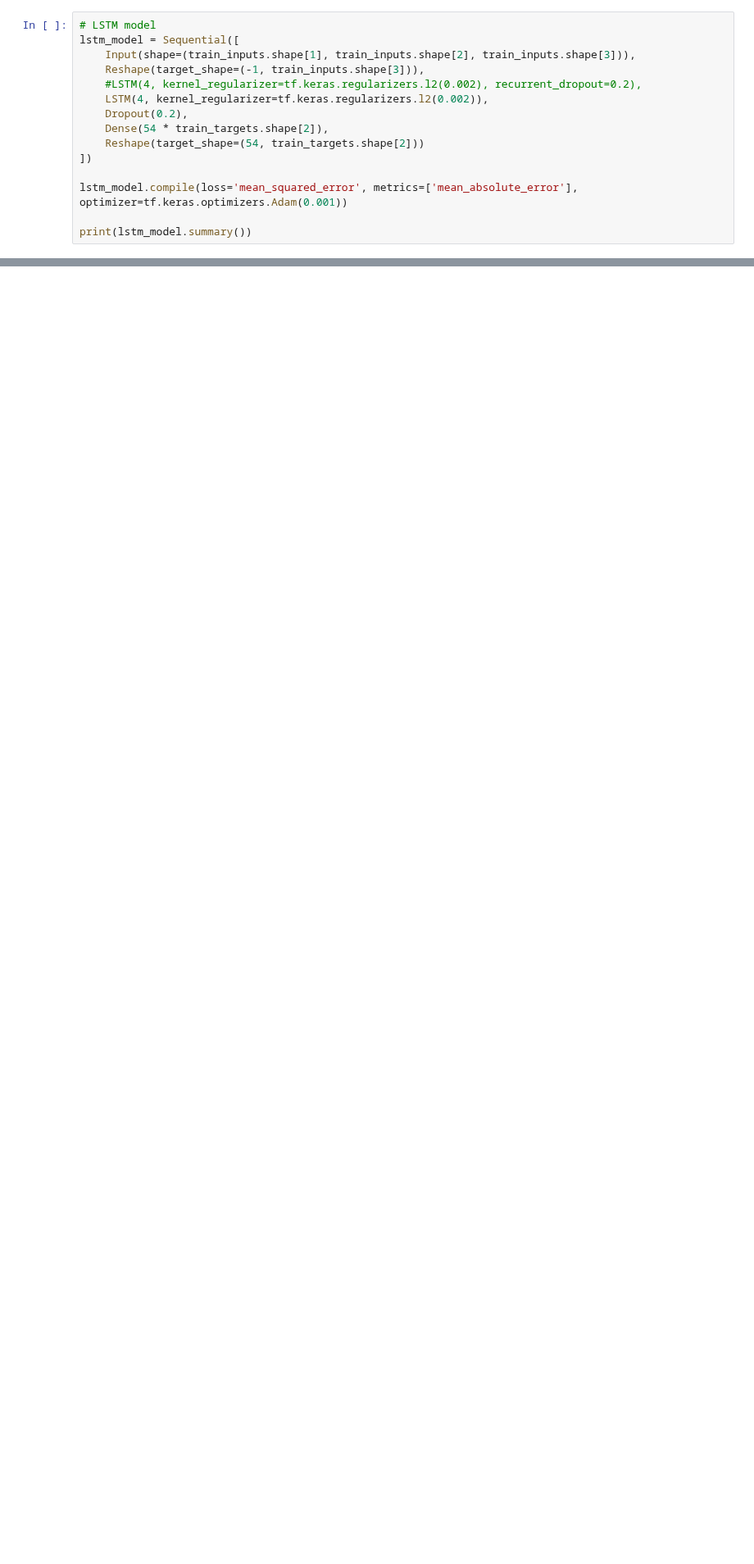
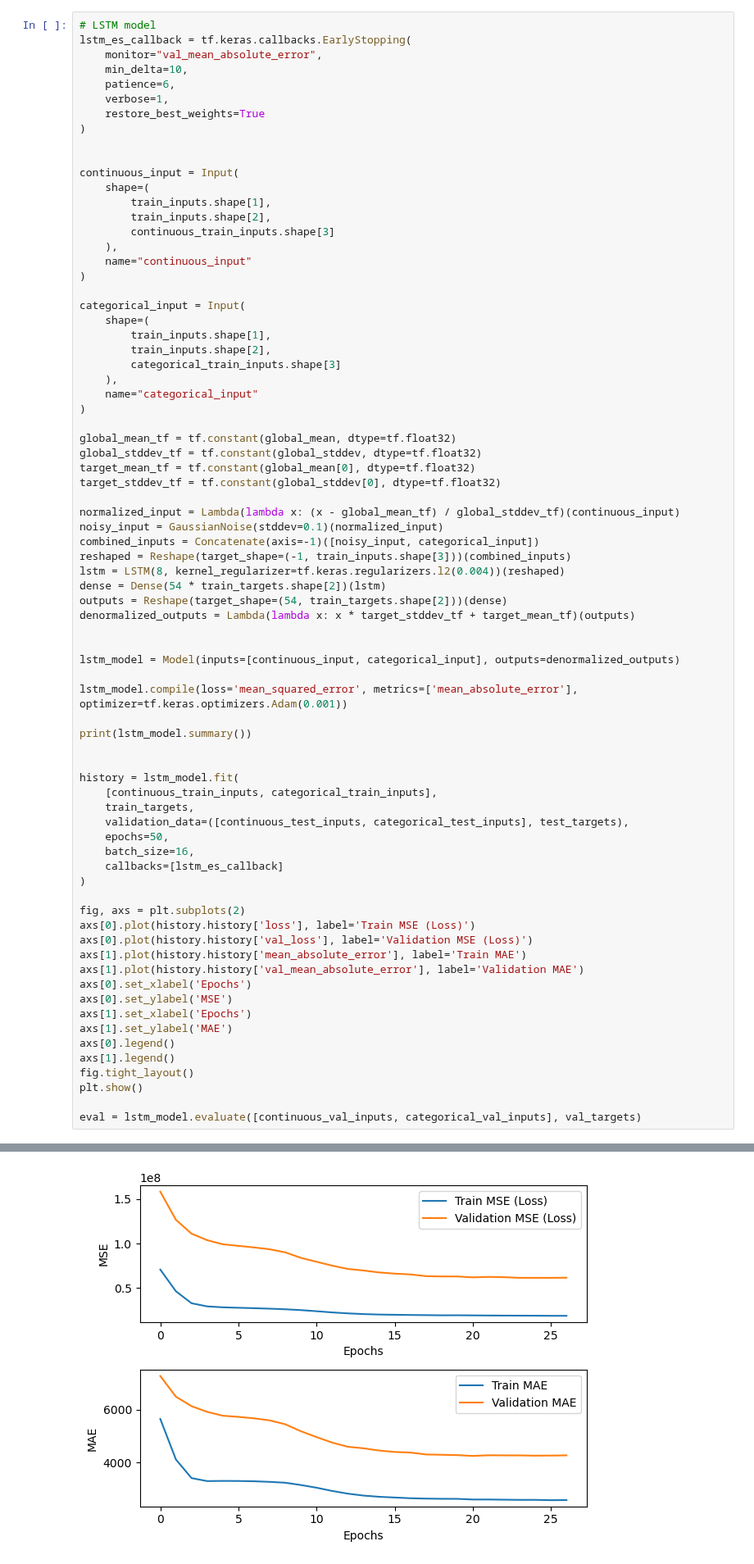
Before and after one commit to t4ai/aai-540-team-5, a Jupyter notebook: 7.1 - Bespoke Time Series Model Development.ipynb, the cells around one changed output, grey strips where cells are left out. Shown at 82% size. Drawn from its saved outputs; the diff is of its cells as text; blank space fills up the shorter version.

Commit message:
Updated the models to be self-contained and generate predictions on the original target scale

```diff
--- a/7.1 - Bespoke Time Series Model Development.ipynb
+++ b/7.1 - Bespoke Time Series Model Development.ipynb
@@ -272,17 +321,77 @@ eval = simple_mlp_model.evaluate(val_inputs, val_targets)
 10/10 ━━━━━━━━━━━━━━━━━━━━ 1s 3ms/step - loss: 1.3362 - mean_absolute_error: 0.74866
 # %%
 # LSTM model
-lstm_model = Sequential([
-    Input(shape=(train_inputs.shape[1], train_inputs.shape[2], train_inputs.shape[3])),
-    Reshape(target_shape=(-1, train_inputs.shape[3])),
-    #LSTM(4, kernel_regularizer=tf.keras.regularizers.l2(0.002), recurrent_dropout=0.2),
-    LSTM(4, kernel_regularizer=tf.keras.regularizers.l2(0.002)),
-    Dropout(0.2),
-    Dense(54 * train_targets.shape[2]),
-    Reshape(target_shape=(54, train_targets.shape[2]))
-])
+lstm_es_callback = tf.keras.callbacks.EarlyStopping(
+    monitor="val_mean_absolute_error",
+    min_delta=10,
+    patience=6,
+    verbose=1,
+    restore_best_weights=True
+)
+
+
+continuous_input = Input(
+    shape=(
+        train_inputs.shape[1],
+        train_inputs.shape[2],
+        continuous_train_inputs.shape[3]
+    ),
+    name="continuous_input"
+)
+
+categorical_input = Input(
+    shape=(
+        train_inputs.shape[1],
+        train_inputs.shape[2],
+        categorical_train_inputs.shape[3]
+    ),
+    name="categorical_input"
+)
+
+global_mean_tf = tf.constant(global_mean, dtype=tf.float32)
+global_stddev_tf = tf.constant(global_stddev, dtype=tf.float32)
+target_mean_tf = tf.constant(global_mean[0], dtype=tf.float32)
+target_stddev_tf = tf.constant(global_stddev[0], dtype=tf.float32)
+
+normalized_input = Lambda(lambda x: (x - global_mean_tf) / global_stddev_tf)(continuous_input)
+noisy_input = GaussianNoise(stddev=0.1)(normalized_input)
+combined_inputs = Concatenate(axis=-1)([noisy_input, categorical_input])
+reshaped = Reshape(target_shape=(-1, train_inputs.shape[3]))(combined_inputs)
+lstm = LSTM(8, kernel_regularizer=tf.keras.regularizers.l2(0.004))(reshaped)
+dense = Dense(54 * train_targets.shape[2])(lstm)
+outputs = Reshape(target_shape=(54, train_targets.shape[2]))(dense)
+denormalized_outputs = Lambda(lambda x: x * target_stddev_tf + target_mean_tf)(outputs)
+
+
+lstm_model = Model(inputs=[continuous_input, categorical_input], outputs=denormalized_outputs)
 
 lstm_model.compile(loss='mean_squared_error', metrics=['mean_absolute_error'], optimizer=tf.keras.optimizers.Adam(0.001))
 
 print(lstm_model.summary())
+
+
+history = lstm_model.fit(
+    [continuous_train_inputs, categorical_train_inputs],
+    train_targets,
+    validation_data=([continuous_test_inputs, categorical_test_inputs], test_targets),
+    epochs=50,
+    batch_size=16,
+    callbacks=[lstm_es_callback]
+)
+
+fig, axs = plt.subplots(2)
+axs[0].plot(history.history['loss'], label='Train MSE (Loss)')
+axs[0].plot(history.history['val_loss'], label='Validation MSE (Loss)')
+axs[1].plot(history.history['mean_absolute_error'], label='Train MAE')
+axs[1].plot(history.history['val_mean_absolute_error'], label='Validation MAE')
+axs[0].set_xlabel('Epochs')
+axs[0].set_ylabel('MSE')
+axs[1].set_xlabel('Epochs')
+axs[1].set_ylabel('MAE')
+axs[0].legend()
+axs[1].legend()
+fig.tight_layout()
+plt.show()
+
+eval = lstm_model.evaluate([continuous_val_inputs, categorical_val_inputs], val_targets)
 # %% [output]
@@ -306,0 +436 @@ None
+[figure, added]
```
Also changed, not shown: parts of 20 cells of this notebook.
